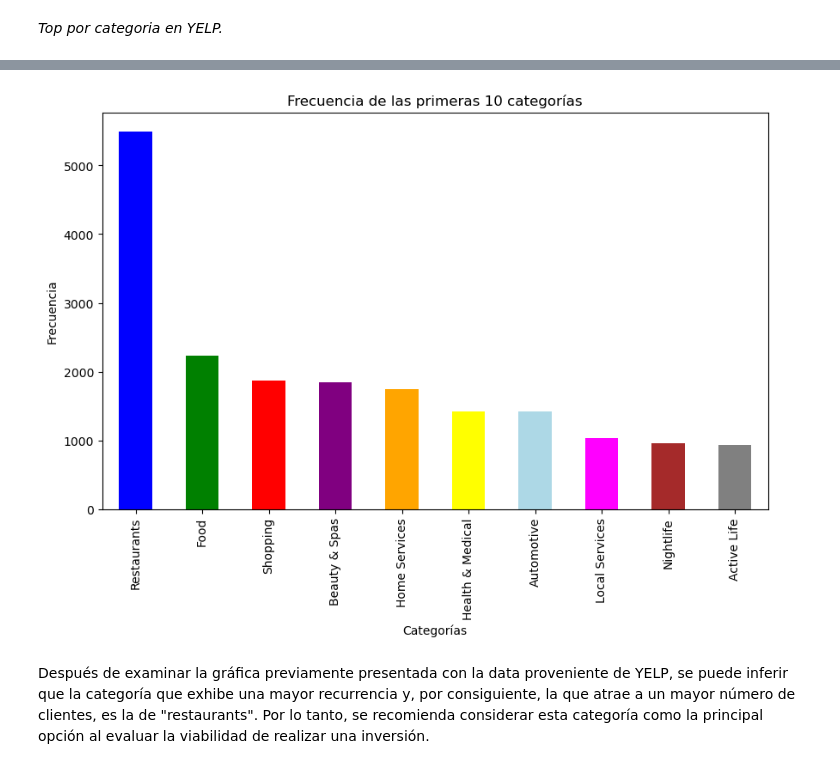
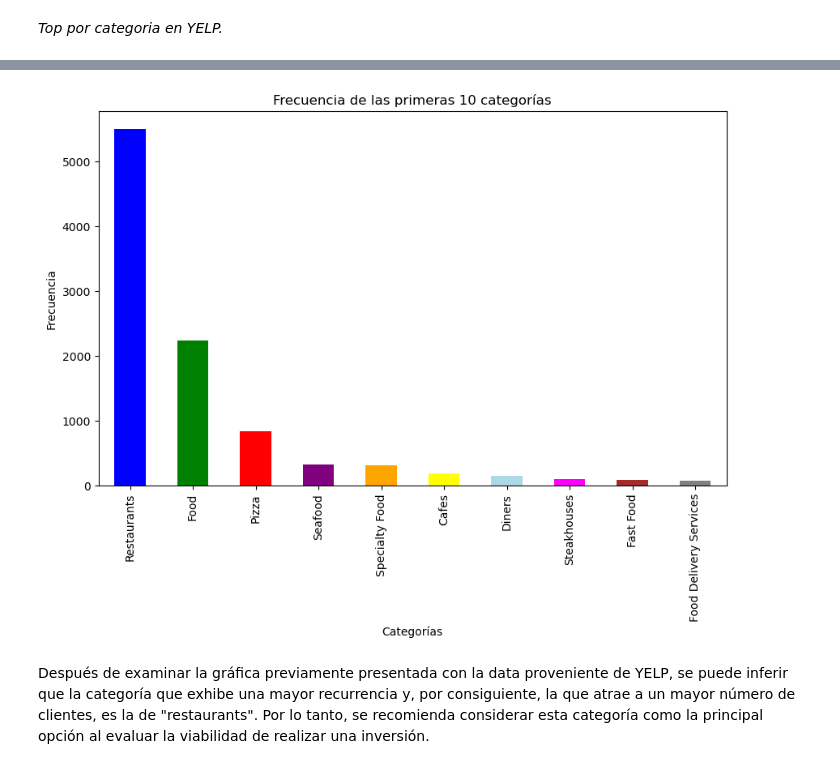
Before and after one commit to SaulZambranoMeza/Proyecto-NOVA, a Jupyter notebook: Notebooks/EDA/06_EDA.ipynb, the cells around one changed output, grey strips where cells are left out. Saved outputs shown, nothing was run; the diff lists cells and outputs as text; code cells hidden in the pictures.

```diff
--- a/Notebooks/EDA/06_EDA.ipynb
+++ b/Notebooks/EDA/06_EDA.ipynb
@@ -97,10 +97,9 @@ memory usage: 47.9+ MB
 # %% [markdown]
 **Archivos YELP**
 # %%
-# Demora 5-6 min aprox
-business = pd.read_parquet(os.path.join(Ruta_data_procesada_full, "Dataset_Business_extendido.parquet"))
+business = pd.read_parquet(os.path.join(Ruta_data_procesada_full, "Dataset_Business_simplificado.parquet"))
 checkin = pd.read_parquet(os.path.join(Ruta_data_procesada_full, "Dataset_Checkin.parquet"))
-reviews_yelp = pd.read_parquet(os.path.join(Ruta_data_procesada_full, "Dataset_Review_extendido.parquet"))
+reviews_yelp = pd.read_parquet(os.path.join(Ruta_data_procesada_full, "Dataset_Review_simplificado.parquet"))
 tip = pd.read_parquet(os.path.join(Ruta_data_procesada, "Dataset_Tip.parquet"))
 user_yelp = pd.read_parquet(os.path.join(Ruta_data_procesada, "Dataset_User_Elite.parquet"))
 # %% [markdown]
@@ -811,16 +790,16 @@ business_mini_names.head()
 # %%
 # business['first_category'] = business['categories'].str.split(',').str[0]
-category_counts = business_mini_names['first_category'].value_counts().nlargest(10)
+category_counts = business['first_category'].value_counts().nlargest(10)
 
 plt.figure(figsize=(10, 6))
 colors = ['blue', 'green', 'red', 'purple', 'orange', 'yellow', 'LightBlue', 'magenta', 'brown', 'gray']
 category_counts.plot(kind='bar', color=colors)
 plt.title('Frecuencia de las primeras 10 categorías')
 plt.xlabel('Categorías')
 plt.ylabel('Frecuencia')
 plt.show()
 # %% [output]
-[figure, old version]
+[figure, new version]
 # %% [markdown]
 Después de examinar la gráfica previamente presentada con la data proveniente de YELP, se puede inferir que la categoría que exhibe una mayor recurrencia y, por consiguiente, la que atrae a un mayor número de clientes, es la de "restaurants". Por lo tanto, se recomienda considerar esta categoría como la principal opción al evaluar la viabilidad de realizar una inversión.
 # %% [markdown]
```
Also changed, not shown: parts of 23 cells of this notebook.
